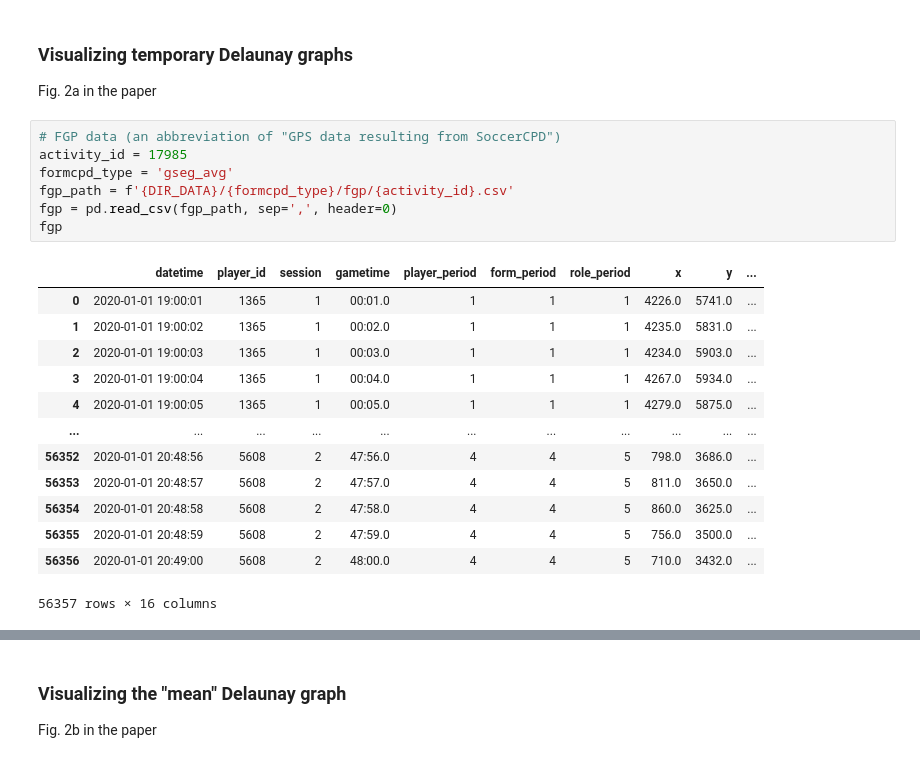
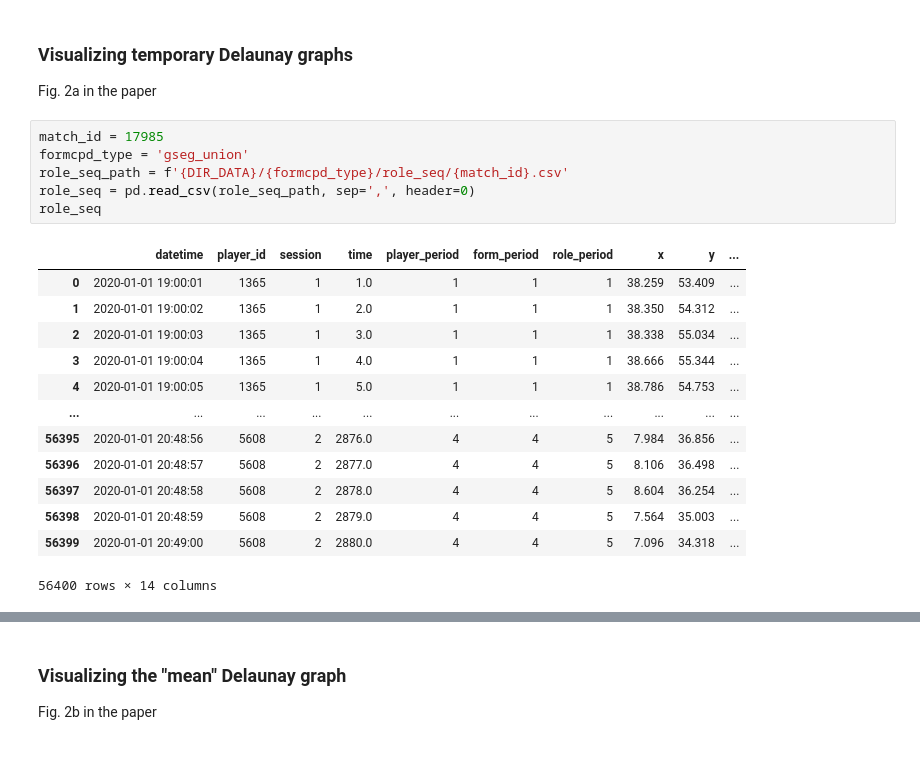
Before and after one commit to hyunsungkim-ds/soccercpd, a Jupyter notebook: tutorial.ipynb, the cells around one changed output, grey strips where cells are left out. Cells and saved outputs as stored; diff of their text form.

```diff
--- a/tutorial.ipynb
+++ b/tutorial.ipynb
@@ -112,24 +83,23 @@ cpd.visualize(activity_id, save=False)
 ### Visualizing temporary Delaunay graphs
 Fig. 2a in the paper
 # %%
-# FGP data (an abbreviation of "GPS data resulting from SoccerCPD")
-activity_id = 17985
-formcpd_type = 'gseg_avg'
-fgp_path = f'{DIR_DATA}/{formcpd_type}/fgp/{activity_id}.csv'
-fgp = pd.read_csv(fgp_path, sep=',', header=0)
-fgp
+match_id = 17985
+formcpd_type = 'gseg_union'
+role_seq_path = f'{DIR_DATA}/{formcpd_type}/role_seq/{match_id}.csv'
+role_seq = pd.read_csv(role_seq_path, sep=',', header=0)
+role_seq
 # %% [output]
-|  | datetime | player_id | session | gametime | player_period | form_period | role_period | x | y | ... |
-| 0 | 2020-01-01 19:00:01 | 1365 | 1 | 00:01.0 | 1 | 1 | 1 | 4226.0 | 5741.0 | ... |
-| 1 | 2020-01-01 19:00:02 | 1365 | 1 | 00:02.0 | 1 | 1 | 1 | 4235.0 | 5831.0 | ... |
-| 2 | 2020-01-01 19:00:03 | 1365 | 1 | 00:03.0 | 1 | 1 | 1 | 4234.0 | 5903.0 | ... |
-| 3 | 2020-01-01 19:00:04 | 1365 | 1 | 00:04.0 | 1 | 1 | 1 | 4267.0 | 5934.0 | ... |
-| 4 | 2020-01-01 19:00:05 | 1365 | 1 | 00:05.0 | 1 | 1 | 1 | 4279.0 | 5875.0 | ... |
+|  | datetime | player_id | session | time | player_period | form_period | role_period | x | y | ... |
+| 0 | 2020-01-01 19:00:01 | 1365 | 1 | 1.0 | 1 | 1 | 1 | 38.259 | 53.409 | ... |
+| 1 | 2020-01-01 19:00:02 | 1365 | 1 | 2.0 | 1 | 1 | 1 | 38.350 | 54.312 | ... |
+| 2 | 2020-01-01 19:00:03 | 1365 | 1 | 3.0 | 1 | 1 | 1 | 38.338 | 55.034 | ... |
+| 3 | 2020-01-01 19:00:04 | 1365 | 1 | 4.0 | 1 | 1 | 1 | 38.666 | 55.344 | ... |
+| 4 | 2020-01-01 19:00:05 | 1365 | 1 | 5.0 | 1 | 1 | 1 | 38.786 | 54.753 | ... |
 | ... | ... | ... | ... | ... | ... | ... | ... | ... | ... | ... |
-| 56352 | 2020-01-01 20:48:56 | 5608 | 2 | 47:56.0 | 4 | 4 | 5 | 798.0 | 3686.0 | ... |
-| 56353 | 2020-01-01 20:48:57 | 5608 | 2 | 47:57.0 | 4 | 4 | 5 | 811.0 | 3650.0 | ... |
-| 56354 | 2020-01-01 20:48:58 | 5608 | 2 | 47:58.0 | 4 | 4 | 5 | 860.0 | 3625.0 | ... |
-| 56355 | 2020-01-01 20:48:59 | 5608 | 2 | 47:59.0 | 4 | 4 | 5 | 756.0 | 3500.0 | ... |
-| 56356 | 2020-01-01 20:49:00 | 5608 | 2 | 48:00.0 | 4 | 4 | 5 | 710.0 | 3432.0 | ... |
+| 56395 | 2020-01-01 20:48:56 | 5608 | 2 | 2876.0 | 4 | 4 | 5 | 7.984 | 36.856 | ... |
+| 56396 | 2020-01-01 20:48:57 | 5608 | 2 | 2877.0 | 4 | 4 | 5 | 8.106 | 36.498 | ... |
+| 56397 | 2020-01-01 20:48:58 | 5608 | 2 | 2878.0 | 4 | 4 | 5 | 8.604 | 36.254 | ... |
+| 56398 | 2020-01-01 20:48:59 | 5608 | 2 | 2879.0 | 4 | 4 | 5 | 7.564 | 35.003 | ... |
+| 56399 | 2020-01-01 20:49:00 | 5608 | 2 | 2880.0 | 4 | 4 | 5 | 7.096 | 34.318 | ... |
-56357 rows × 16 columns
+56400 rows × 14 columns
 # %%
```
Also changed, not shown: parts of 9 cells of this notebook, 4 other files.
